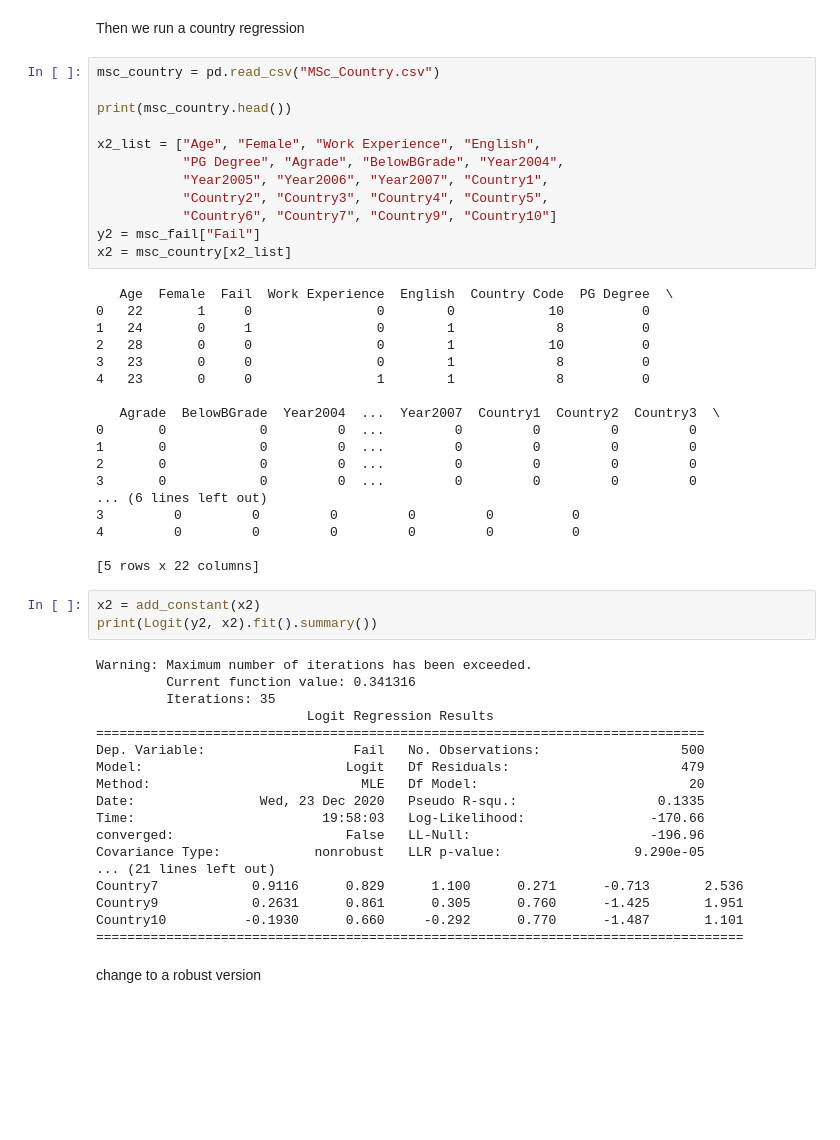
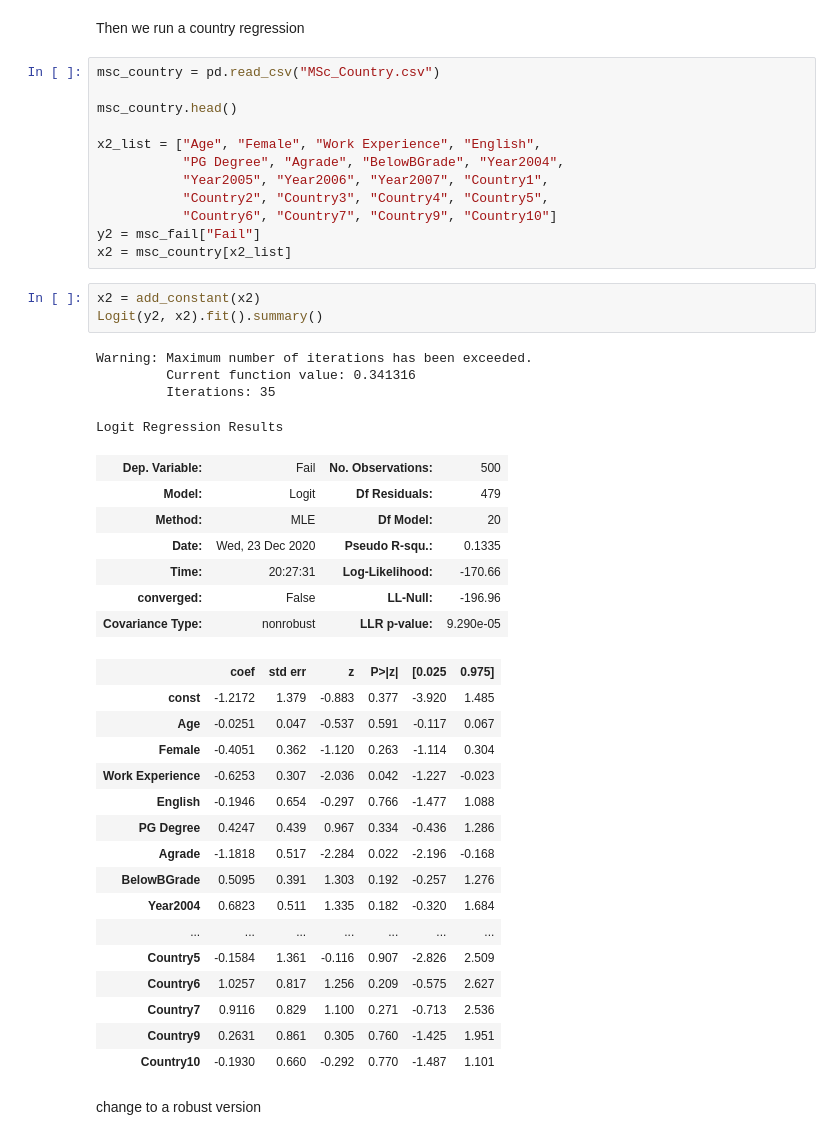
Before and after one commit to imfulee/econometric, a Jupyter notebook: case-4/case-4.ipynb, the cells around one changed output. Cells and saved outputs as stored; diff of their text form; blank space fills up the shorter version.

```diff
--- a/case-4/case-4.ipynb
+++ b/case-4/case-4.ipynb
@@ -124,7 +178,7 @@ Then we run a country regression
 # %%
 msc_country = pd.read_csv("MSc_Country.csv")
 
-print(msc_country.head())
+msc_country.head()
 
 x2_list = ["Age", "Female", "Work Experience", "English",
            "PG Degree", "Agrade", "BelowBGrade", "Year2004",
@@ -133,45 +187,37 @@ x2_list = ["Age", "Female", "Work Experience", "English",
            "Country6", "Country7", "Country9", "Country10"]
 y2 = msc_fail["Fail"]
 x2 = msc_country[x2_list]
-# %% [output]
-   Age  Female  Fail  Work Experience  English  Country Code  PG Degree  \
-0   22       1     0                0        0            10          0
-1   24       0     1                0        1             8          0
-2   28       0     0                0        1            10          0
-3   23       0     0                0        1             8          0
-4   23       0     0                1        1             8          0
-
-   Agrade  BelowBGrade  Year2004  ...  Year2007  Country1  Country2  Country3  \
-0       0            0         0  ...         0         0         0         0
-1       0            0         0  ...         0         0         0         0
-2       0            0         0  ...         0         0         0         0
-3       0            0         0  ...         0         0         0         0
-... (6 lines left out)
-3         0         0         0         0         0          0
-4         0         0         0         0         0          0
-
-[5 rows x 22 columns]
 # %%
 x2 = add_constant(x2)
-print(Logit(y2, x2).fit().summary())
+Logit(y2, x2).fit().summary()
 # %% [output]
 Warning: Maximum number of iterations has been exceeded.
          Current function value: 0.341316
          Iterations: 35
-                           Logit Regression Results
-==============================================================================
-Dep. Variable:                   Fail   No. Observations:                  500
-Model:                          Logit   Df Residuals:                      479
-Method:                           MLE   Df Model:                           20
-Date:                Wed, 23 Dec 2020   Pseudo R-squ.:                  0.1335
-Time:                        19:58:03   Log-Likelihood:                -170.66
-converged:                      False   LL-Null:                       -196.96
-Covariance Type:            nonrobust   LLR p-value:                 9.290e-05
-... (21 lines left out)
-Country7            0.9116      0.829      1.100      0.271      -0.713       2.536
-Country9            0.2631      0.861      0.305      0.760      -1.425       1.951
-Country10          -0.1930      0.660     -0.292      0.770      -1.487       1.101
-===================================================================================
+Logit Regression Results
+| Dep. Variable: | Fail | No. Observations: | 500 |
+| Model: | Logit | Df Residuals: | 479 |
+| Method: | MLE | Df Model: | 20 |
+| Date: | Wed, 23 Dec 2020 | Pseudo R-squ.: | 0.1335 |
+| Time: | 20:27:31 | Log-Likelihood: | -170.66 |
+| converged: | False | LL-Null: | -196.96 |
+| Covariance Type: | nonrobust | LLR p-value: | 9.290e-05 |
+|  | coef | std err | z | P>|z| | [0.025 | 0.975] |
+| const | -1.2172 | 1.379 | -0.883 | 0.377 | -3.920 | 1.485 |
+| Age | -0.0251 | 0.047 | -0.537 | 0.591 | -0.117 | 0.067 |
+| Female | -0.4051 | 0.362 | -1.120 | 0.263 | -1.114 | 0.304 |
+| Work Experience | -0.6253 | 0.307 | -2.036 | 0.042 | -1.227 | -0.023 |
+| English | -0.1946 | 0.654 | -0.297 | 0.766 | -1.477 | 1.088 |
+| PG Degree | 0.4247 | 0.439 | 0.967 | 0.334 | -0.436 | 1.286 |
+| Agrade | -1.1818 | 0.517 | -2.284 | 0.022 | -2.196 | -0.168 |
+| BelowBGrade | 0.5095 | 0.391 | 1.303 | 0.192 | -0.257 | 1.276 |
+| Year2004 | 0.6823 | 0.511 | 1.335 | 0.182 | -0.320 | 1.684 |
+| ... | ... | ... | ... | ... | ... | ... |
+| Country5 | -0.1584 | 1.361 | -0.116 | 0.907 | -2.826 | 2.509 |
+| Country6 | 1.0257 | 0.817 | 1.256 | 0.209 | -0.575 | 2.627 |
+| Country7 | 0.9116 | 0.829 | 1.100 | 0.271 | -0.713 | 2.536 |
+| Country9 | 0.2631 | 0.861 | 0.305 | 0.760 | -1.425 | 1.951 |
+| Country10 | -0.1930 | 0.660 | -0.292 | 0.770 | -1.487 | 1.101 |
 # %% [markdown]
 change to a robust version
 # %%
```
Also changed, not shown: parts of 13 cells of this notebook, 1 other file.
